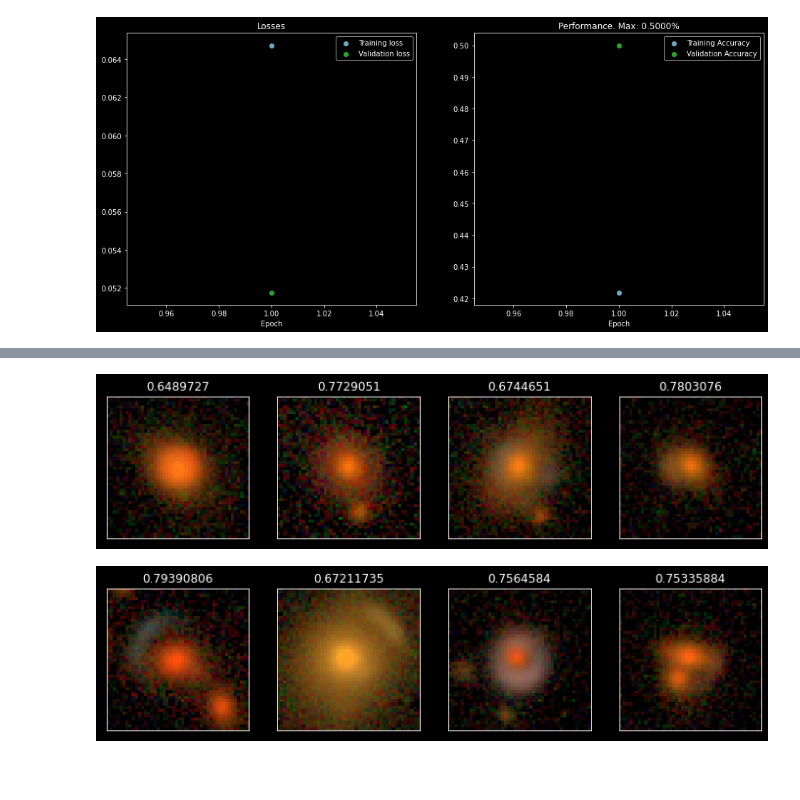
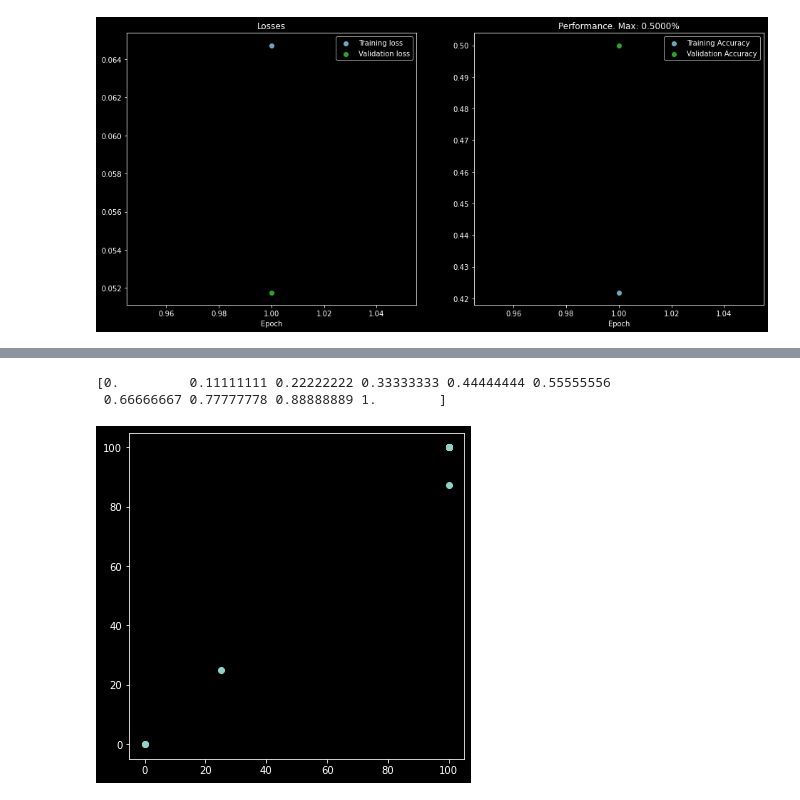
Before and after one commit to JimenaGonzalez/Searching-double-lenses, a Jupyter notebook: vit_cnn/vit_cnn.ipynb, the cells around one changed output, grey strips where cells are left out. Saved outputs shown, nothing was run; the diff lists cells and outputs as text; code cells hidden in the pictures; blank space fills up the shorter version.

Commit message:
script variables and ROC curve

```diff
--- a/vit_cnn/vit_cnn.ipynb
+++ b/vit_cnn/vit_cnn.ipynb
@@ -136,17 +136,20 @@ def make_train_test_datasets(images, data, labels, test_size=0.2, transform=None
             ImageDataset(test_images, test_data, test_labels, transform=transform))
 # %%
 seed_everything(101)
+
 num_pos, num_neg = 40, 40
-path = '/Users/jimenagonzalez/research/DSPL/Simulations-Double-Source-Gravitational-Lensing/Data/Sim_complete/'
-#path = ''
+num_workers = 0
+num_epochs = 1
+script = False
 
-hdu_list = fits.open(path + 'exp/34.fits')
+
+hdu_list = fits.open('34.fits')
 idx = random.sample(range(len(hdu_list[1].data)), num_pos)
 images_pos = hdu_list[1].data[idx,:]
 data_pos = pd.DataFrame(hdu_list[2].data[:][idx])
 labels_pos = np.zeros(num_pos, dtype = np.int64)
 
-hdu_list = fits.open(path + 'negative_cases.fits')
+hdu_list = fits.open('negative_cases.fits')
 idx = random.sample(range(len(hdu_list[1].data)), num_neg)
 images_neg = hdu_list[1].data[idx,:]
 labels_neg = np.ones(num_neg, dtype = np.int64)
@@ -385,7 +381,7 @@ plot_performance(model)
 # %% [output]
 [figure]
 # %%
-new_test_loader = torch.utils.data.DataLoader(dataset=test_dataset, batch_size=1, num_workers=0, shuffle=True)
+new_test_loader = torch.utils.data.DataLoader(dataset=test_dataset, batch_size=1, num_workers=num_workers, shuffle=True)
 # %%
 def testing_analysis(prob_lim):
     right_pos_img, wrong_pos_img = np.zeros((1,3,46,46)), np.zeros((1,3,46,46))
@@ -512,6 +503,3 @@ make_plot_all(wrong_pos_img, 'Wrong positives', wrong_pos['Prob'])
 # %%
-make_plot_all(right_pos_img, 'Right positives', right_pos['Prob'])
+#make_plot_all(right_pos_img, 'Right positives', right_pos['Prob'])
-# %% [output]
-[figure, removed]
-[figure, removed]
 # %%
@@ -518,0 +507,24 @@ make_plot_all(right_neg_img, 'Right negatives', right_neg['Prob'])
+# %%
+prob_lim = np.linspace(0, 1., 20)
+FPR_list, TPR_list = [], []
+for prob in prob_lim:
+    images, data, rates, prob_list = testing_analysis(prob)
+    FPR, TPR = rates[0], rates[1]
+    FPR_list.append(FPR)
+    TPR_list.append(TPR)
+# %% [output]
+[0.         0.11111111 0.22222222 0.33333333 0.44444444 0.55555556
+ 0.66666667 0.77777778 0.88888889 1.        ]
+# %%
+def ROC_curve(FPR_list, TPR_list):
+    plt.figure(figsize=(6,6))
+    plt.plot(FPR_list, TPR_list, 'o')
+    if(script):
+        plt.savefig('ROC curve', bbox_inches='tight')
+        plt.close()
+    else:
+        plt.show()
+# %%
+ROC_curve(FPR_list, TPR_list)
+# %% [output]
+[figure, added]
```
Also changed, not shown: parts of 17 cells of this notebook, 1 other file.
